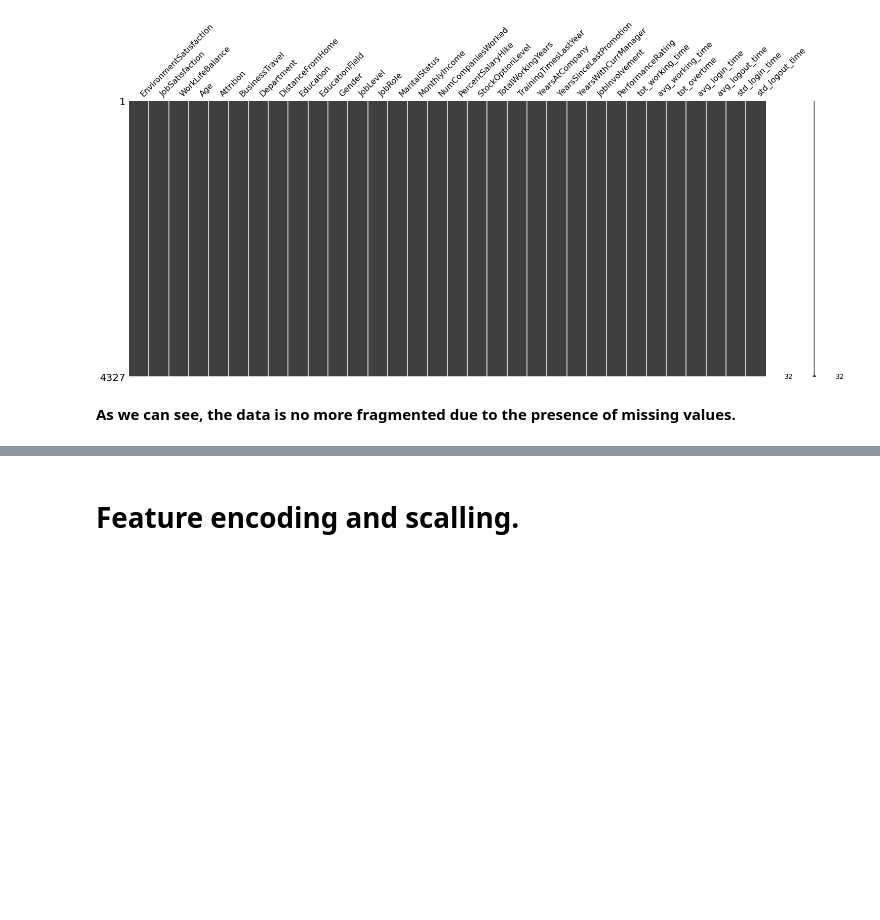
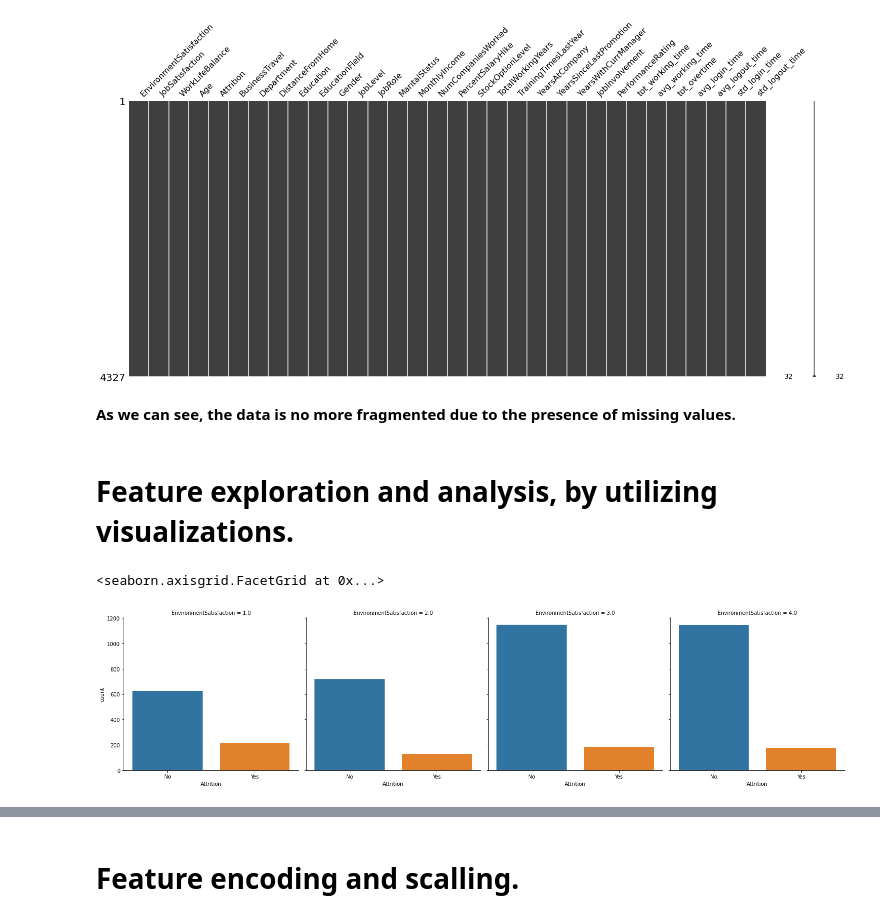
Before and after one commit to Titashmkhrj/HR_analytics_project, a Jupyter notebook: code_file.ipynb, the cells around one changed output, grey strips where cells are left out. Drawn from its saved outputs; the diff is of its cells as text; code cells hidden in the pictures; blank space fills up the shorter version.

```diff
--- a/code_file.ipynb
+++ b/code_file.ipynb
@@ -351,3 +351,11 @@ msno.matrix(data)
 [figure]
 # %% [markdown]
 **As we can see, the data is no more fragmented due to the presence of missing values.**
+# %% [markdown]
+# Feature exploration and analysis, by utilizing visualizations.
+# %%
+# EnvironmentSatisfaction with Attrition
+sns.catplot(x='Attrition', col='EnvironmentSatisfaction', data=data, kind='count')
+# %% [output]
+<seaborn.axisgrid.FacetGrid at 0x...>
+[figure, added]
```
Also changed, not shown: parts of 31 cells of this notebook.
